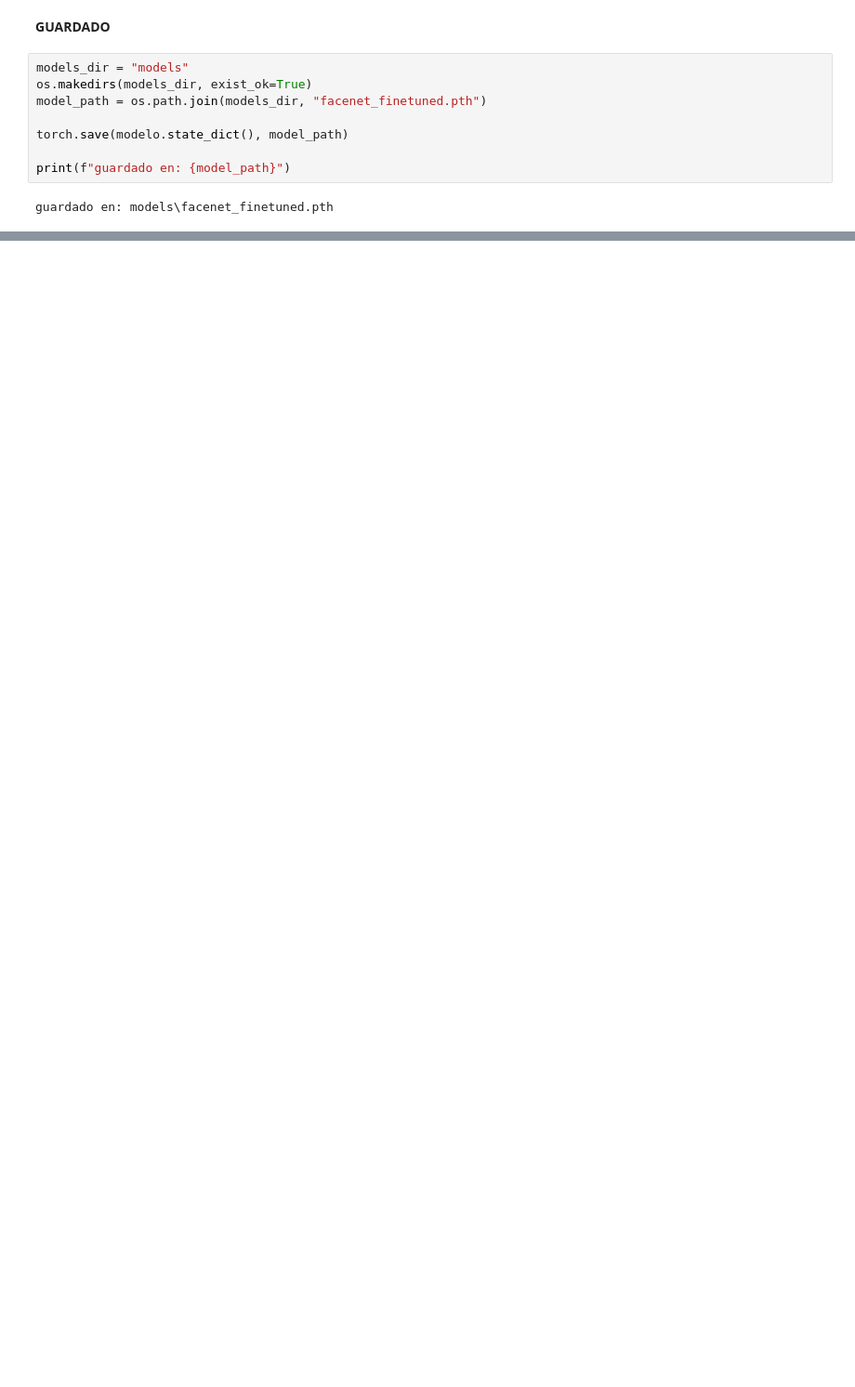
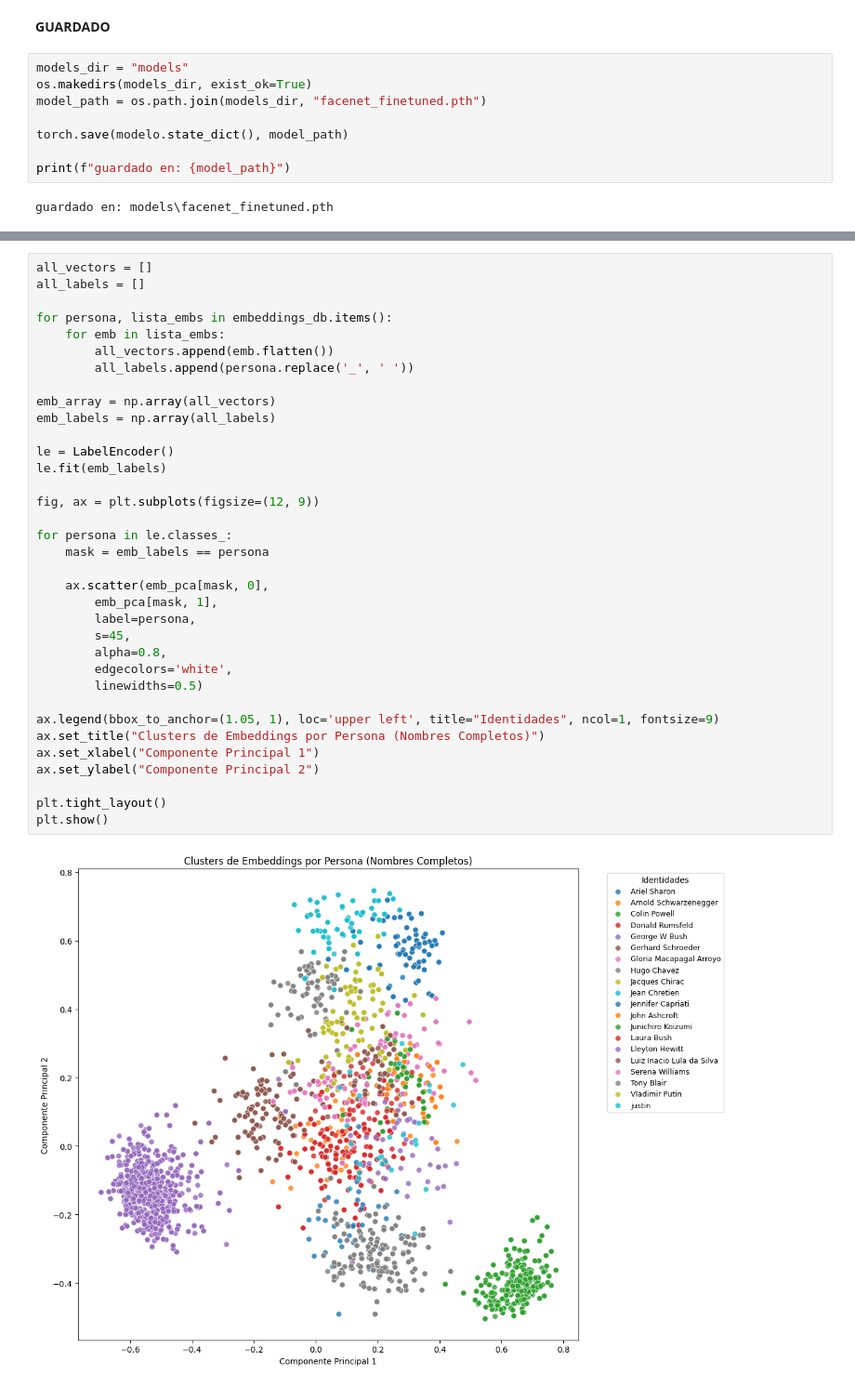
Before and after one commit to EzequielMatiasArevalo/tuia-face-recognition-app, a Jupyter notebook: train.ipynb, the cells around one changed output, grey strips where cells are left out. Shown at 93% size. Drawn from its saved outputs; the diff is of its cells as text; blank space fills up the shorter version.

```diff
--- a/train.ipynb
+++ b/train.ipynb
@@ -448,0 +447,37 @@ guardado en: models\facenet_finetuned.pth
+# %%
+all_vectors = []
+all_labels = []
+
+for persona, lista_embs in embeddings_db.items():
+    for emb in lista_embs:
+        all_vectors.append(emb.flatten())
+        all_labels.append(persona.replace('_', ' '))
+
+emb_array = np.array(all_vectors)
+emb_labels = np.array(all_labels)
+
+le = LabelEncoder()
+le.fit(emb_labels)
+
+fig, ax = plt.subplots(figsize=(12, 9))
+
+for persona in le.classes_:
+    mask = emb_labels == persona
+
+    ax.scatter(emb_pca[mask, 0],
+        emb_pca[mask, 1],
+        label=persona,
+        s=45,
+        alpha=0.8,
+        edgecolors='white',
+        linewidths=0.5)
+
+ax.legend(bbox_to_anchor=(1.05, 1), loc='upper left', title="Identidades", ncol=1, fontsize=9)
+ax.set_title("Clusters de Embeddings por Persona (Nombres Completos)")
+ax.set_xlabel("Componente Principal 1")
+ax.set_ylabel("Componente Principal 2")
+
+plt.tight_layout()
+plt.show()
+# %% [output]
+[figure, added]
```
Also changed, not shown: parts of 8 cells of this notebook, 21 other files.
